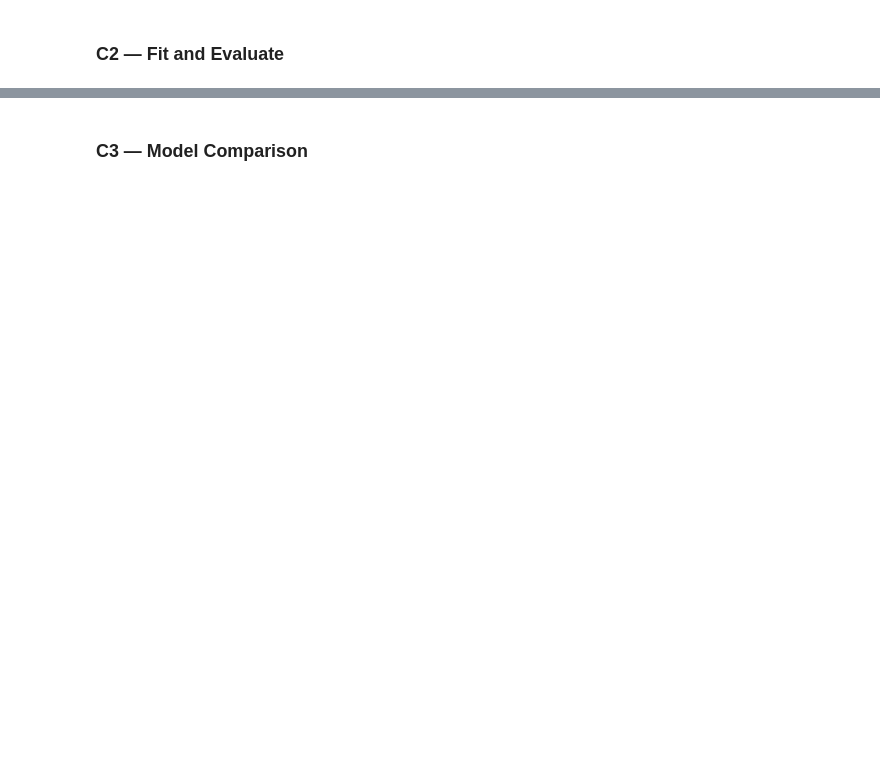
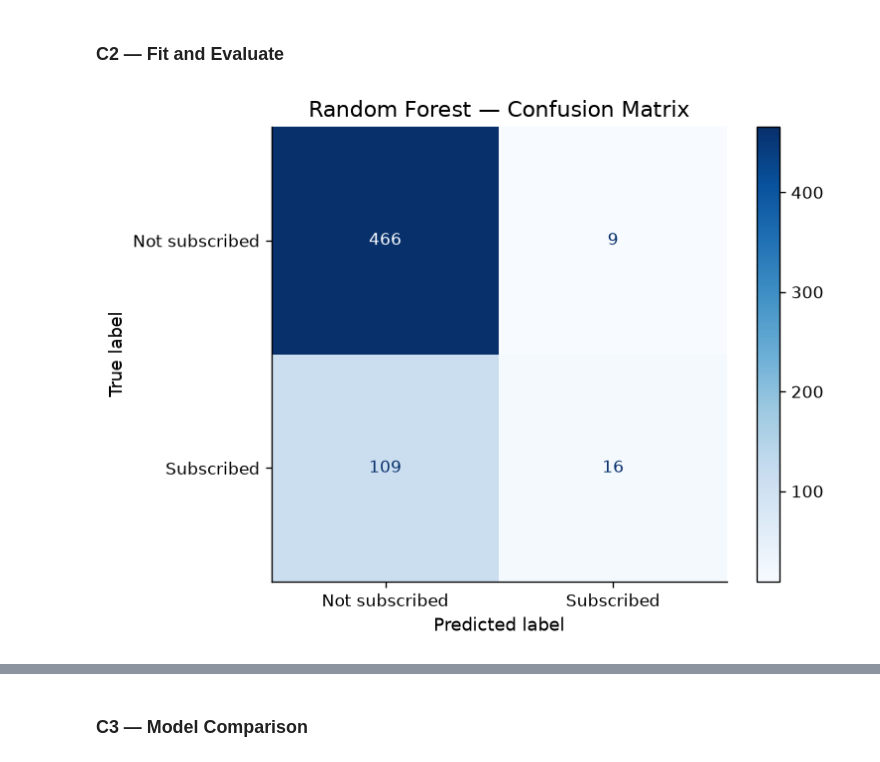
Before and after one commit to MarcusC2003/IAT461-Assignment02, a Jupyter notebook: IAT461_A2_Scaffold_empty.ipynb, the cells around one changed output, grey strips where cells are left out. Saved outputs shown, nothing was run; the diff lists cells and outputs as text; code cells hidden in the pictures; blank space fills up the shorter version.

```diff
--- a/IAT461_A2_Scaffold_empty.ipynb
+++ b/IAT461_A2_Scaffold_empty.ipynb
@@ -944,7 +996,7 @@ Available options: Decision Tree, Random Forest, Gradient Boosting, XGBoost, Lig
 # %%
 # YOUR CODE HERE
 # Import your chosen model, e.g.:
-# from sklearn.ensemble import RandomForestClassifier
+from sklearn.ensemble import RandomForestClassifier
 # from sklearn.tree import DecisionTreeClassifier
 # from sklearn.neighbors import KNeighborsClassifier
 # from sklearn.naive_bayes import GaussianNB
@@ -955,7 +1007,7 @@ Available options: Decision Tree, Random Forest, Gradient Boosting, XGBoost, Lig
 # from lightgbm import LGBMClassifier  # pip install lightgbm
 
 # Fit with default hyperparameters
-# clf_c = YourModel(random_state=42)   # add random_state if supported
-# clf_c.fit(X_train, y_train)
-# y_pred_c = clf_c.predict(X_test)
-# y_prob_c = clf_c.predict_proba(X_test)[:, 1]  # omit if model has no predict_proba (e.g. SVM)
+clf_c = RandomForestClassifier(random_state=42)   # add random_state if supported
+clf_c.fit(X_train, y_train)
+y_pred_c = clf_c.predict(X_test)
+y_prob_c = clf_c.predict_proba(X_test)[:, 1]  # omit if model has no predict_proba (e.g. SVM)
@@ -965,3 +1014,15 @@ Available options: Decision Tree, Random Forest, Gradient Boosting, XGBoost, Lig
+# %%
+# YOUR CODE HERE
+# Confusion matrix
+
+cm = confusion_matrix(y_test, y_pred_c)
+disp = ConfusionMatrixDisplay(cm, display_labels=['Not subscribed', 'Subscribed'])
+disp.plot(cmap='Blues')
+plt.title('Random Forest — Confusion Matrix')
+plt.tight_layout()
+plt.show()
+# %% [output]
+[figure, added]
 # %%
 # YOUR CODE HERE
 # Classification report + ROC-AUC
```
Also changed, not shown: parts of 27 cells of this notebook.
